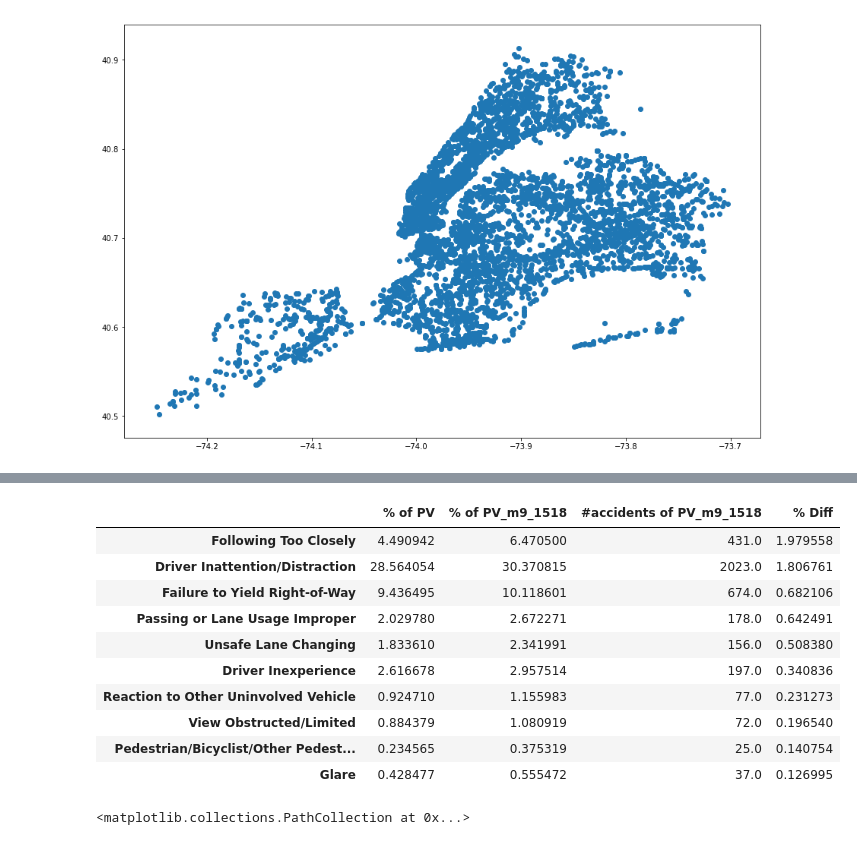
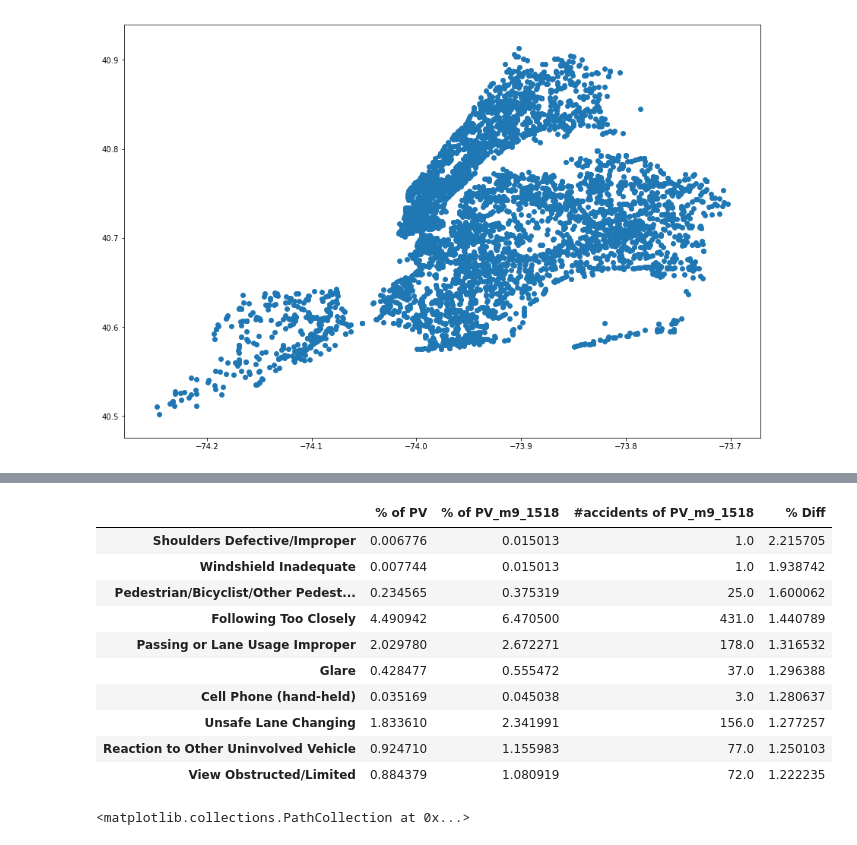
Before and after one commit to krisnadiputra/GCI2017-final-project, a Jupyter notebook: cosmas/cosmas.ipynb, the cells around one changed output, grey strips where cells are left out. Cells and saved outputs as stored; diff of their text form; code cells hidden in the pictures.

```diff
--- a/cosmas/cosmas.ipynb
+++ b/cosmas/cosmas.ipynb
@@ -943,21 +939,21 @@ df_ps_m9_1518 = pd.DataFrame(data_ps_m9_1518['CONTRIBUTING FACTOR VEHICLE 1'].va
 # %%
 dif_table_r2 = pd.concat([df_ps_p, df_ps_m9_1518_p, df_ps_m9_1518], axis=1)
 dif_table_r2.columns = ['% of PV', '% of PV_m9_1518', '#accidents of PV_m9_1518']
-dif_table_r2['% Diff'] = dif_table_r2['% of PV_m9_1518'] - dif_table_r2['% of PV']
+dif_table_r2['% Diff'] = dif_table_r2['% of PV_m9_1518'] / dif_table_r2['% of PV']
 dif_table_r2 = dif_table_r2.sort_values(['% Diff'], ascending=0)
 dif_table_r2.head(10)
 # %% [output]
 |  | % of PV | % of PV_m9_1518 | #accidents of PV_m9_1518 | % Diff |
-| Following Too Closely | 4.490942 | 6.470500 | 431.0 | 1.979558 |
-| Driver Inattention/Distraction | 28.564054 | 30.370815 | 2023.0 | 1.806761 |
-| Failure to Yield Right-of-Way | 9.436495 | 10.118601 | 674.0 | 0.682106 |
-| Passing or Lane Usage Improper | 2.029780 | 2.672271 | 178.0 | 0.642491 |
-| Unsafe Lane Changing | 1.833610 | 2.341991 | 156.0 | 0.508380 |
-| Driver Inexperience | 2.616678 | 2.957514 | 197.0 | 0.340836 |
-| Reaction to Other Uninvolved Vehicle | 0.924710 | 1.155983 | 77.0 | 0.231273 |
-| View Obstructed/Limited | 0.884379 | 1.080919 | 72.0 | 0.196540 |
-| Pedestrian/Bicyclist/Other Pedest... | 0.234565 | 0.375319 | 25.0 | 0.140754 |
-| Glare | 0.428477 | 0.555472 | 37.0 | 0.126995 |
+| Shoulders Defective/Improper | 0.006776 | 0.015013 | 1.0 | 2.215705 |
+| Windshield Inadequate | 0.007744 | 0.015013 | 1.0 | 1.938742 |
+| Pedestrian/Bicyclist/Other Pedest... | 0.234565 | 0.375319 | 25.0 | 1.600062 |
+| Following Too Closely | 4.490942 | 6.470500 | 431.0 | 1.440789 |
+| Passing or Lane Usage Improper | 2.029780 | 2.672271 | 178.0 | 1.316532 |
+| Glare | 0.428477 | 0.555472 | 37.0 | 1.296388 |
+| Cell Phone (hand-held) | 0.035169 | 0.045038 | 3.0 | 1.280637 |
+| Unsafe Lane Changing | 1.833610 | 2.341991 | 156.0 | 1.277257 |
+| Reaction to Other Uninvolved Vehicle | 0.924710 | 1.155983 | 77.0 | 1.250103 |
+| View Obstructed/Limited | 0.884379 | 1.080919 | 72.0 | 1.222235 |
 # %%
 data_ps_m9_1518_ftc = data_ps_m9_1518[data_ps_m9_1518['CONTRIBUTING FACTOR VEHICLE 1'] == 'Following Too Closely']
 # %%
```
Also changed, not shown: parts of 8 cells of this notebook.
